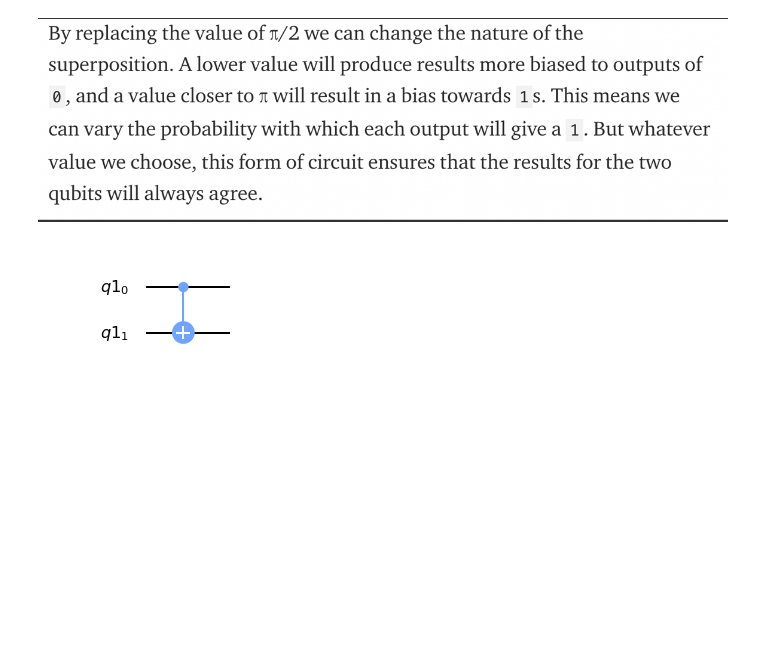
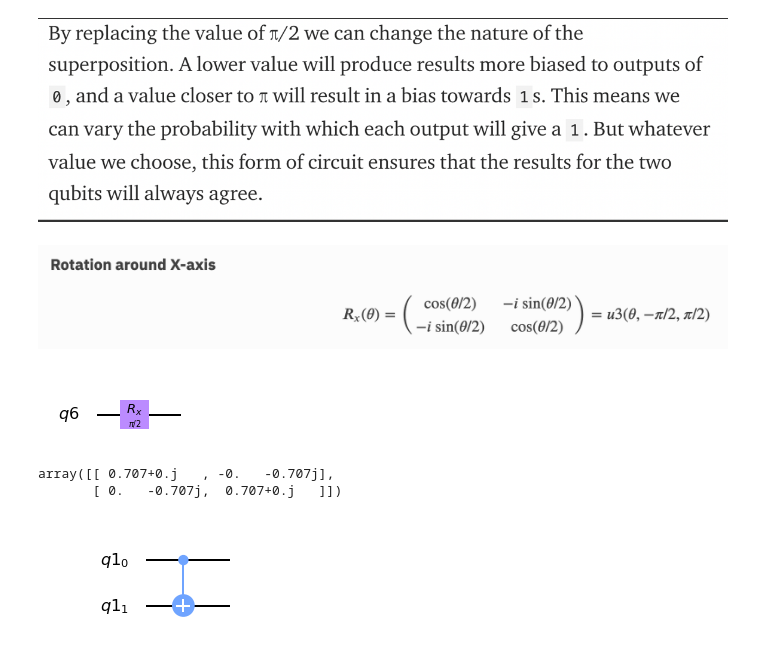
Before and after one commit to ertogrul/q-way, a Jupyter notebook: 202-summary_of_q_operations.ipynb, the cells around one changed output. Saved outputs shown, nothing was run; the diff lists cells and outputs as text; code cells hidden in the pictures; blank space fills up the shorter version.

```diff
--- a/202-summary_of_q_operations.ipynb
+++ b/202-summary_of_q_operations.ipynb
@@ -42,0 +49,2 @@ that they have been altered from the originals.
+# %% [markdown]
+![image.png](attachment:image.png)
@@ -43,3 +61,16 @@ that they have been altered from the originals.
+# %%
+q = QuantumRegister(1)
+qc = QuantumCircuit(q)
+qc.rx(pi/2,q)
+qc.draw()
+# %% [output]
+[figure, added]
+# %%
+job = execute(qc, backend)
+job.result().get_unitary(qc, decimals=3)
+# %% [output]
+array([[ 0.707+0.j   , -0.   -0.707j],
+       [ 0.   -0.707j,  0.707+0.j   ]])
 # %%
 import matplotlib.pyplot as plt
 %matplotlib inline
```
Also changed, not shown: parts of 5 cells of this notebook.
